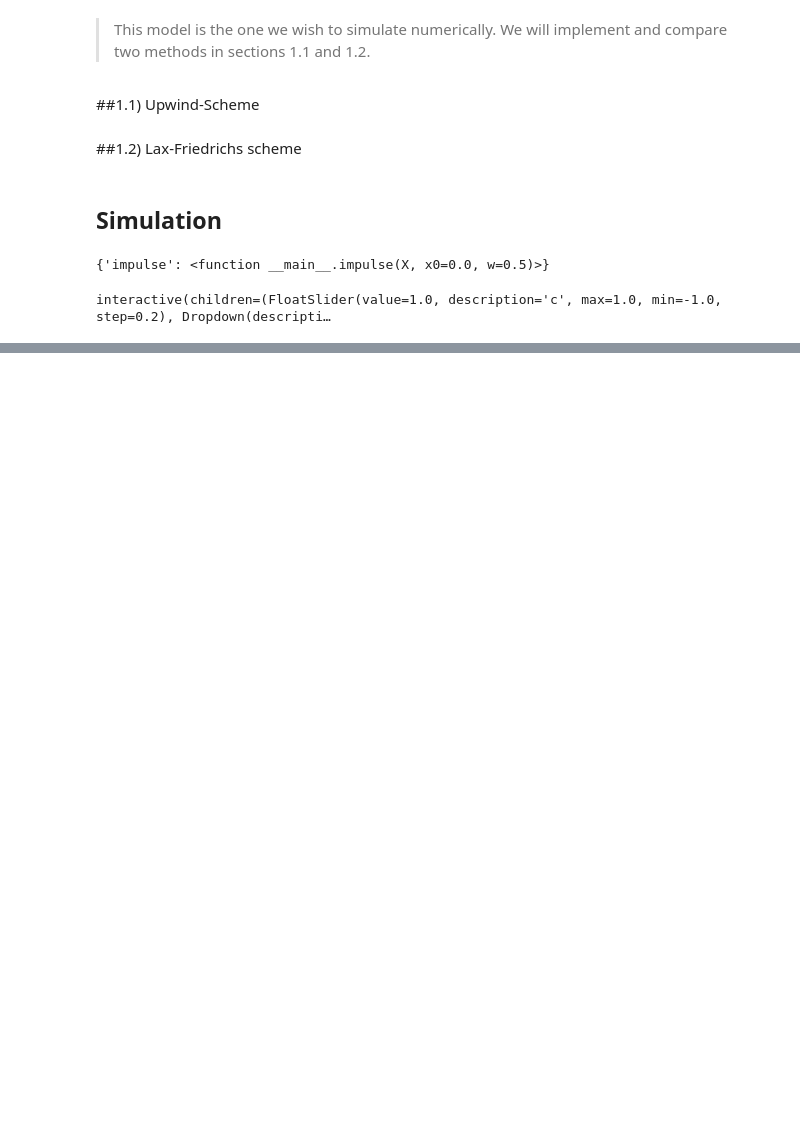
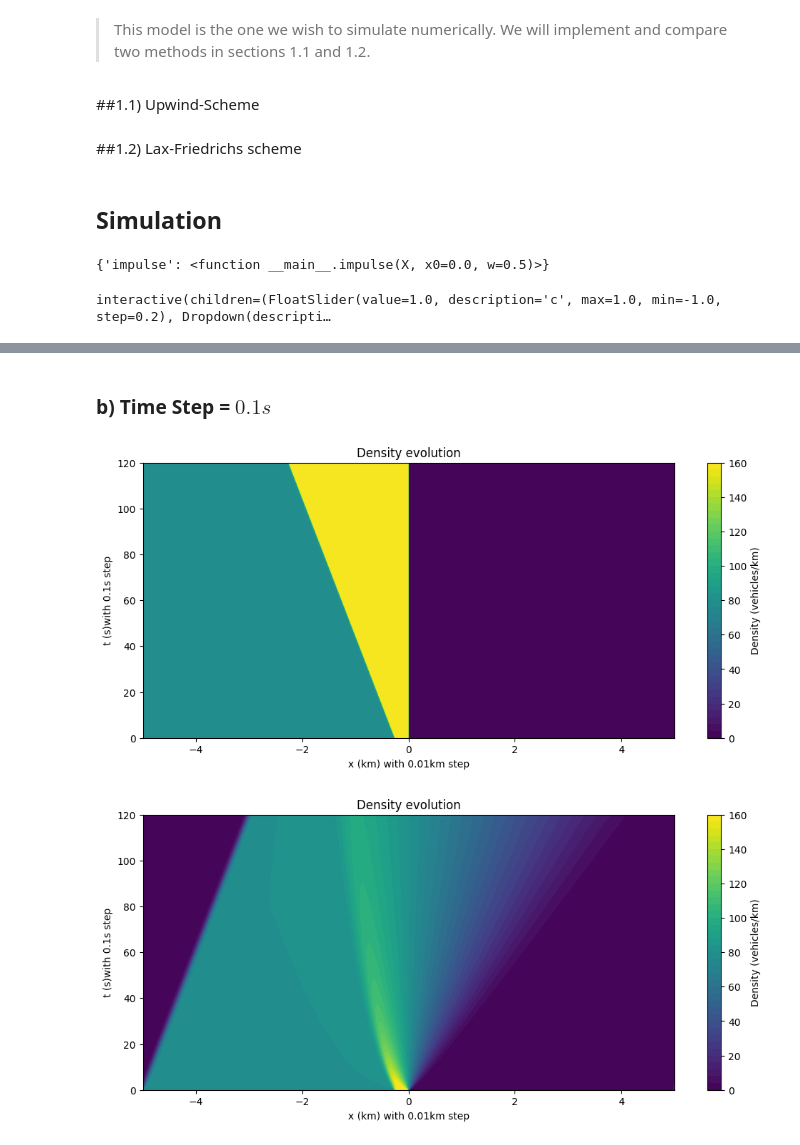
Before and after one commit to lsh4205/Traffic_Simulation, a Jupyter notebook: traffic_simulation.ipynb, the cells around one changed output, grey strips where cells are left out. Saved outputs shown, nothing was run; the diff lists cells and outputs as text; code cells hidden in the pictures; blank space fills up the shorter version.

```diff
--- a/traffic_simulation.ipynb
+++ b/traffic_simulation.ipynb
@@ -270,0 +296,8 @@ interactive(children=(FloatSlider(value=1.0, description='c', max=1.0, min=-1.0,
+# %% [markdown]
+### b) Time Step = $0.1s$
+# %%
+plot_contourf(step_upwind, 0.1, 0.01)
+plot_contourf(step_lf, 0.1, 0.01)
+# %% [output]
+[figure, added]
+[figure, added]
```
Also changed, not shown: parts of 10 cells of this notebook.
